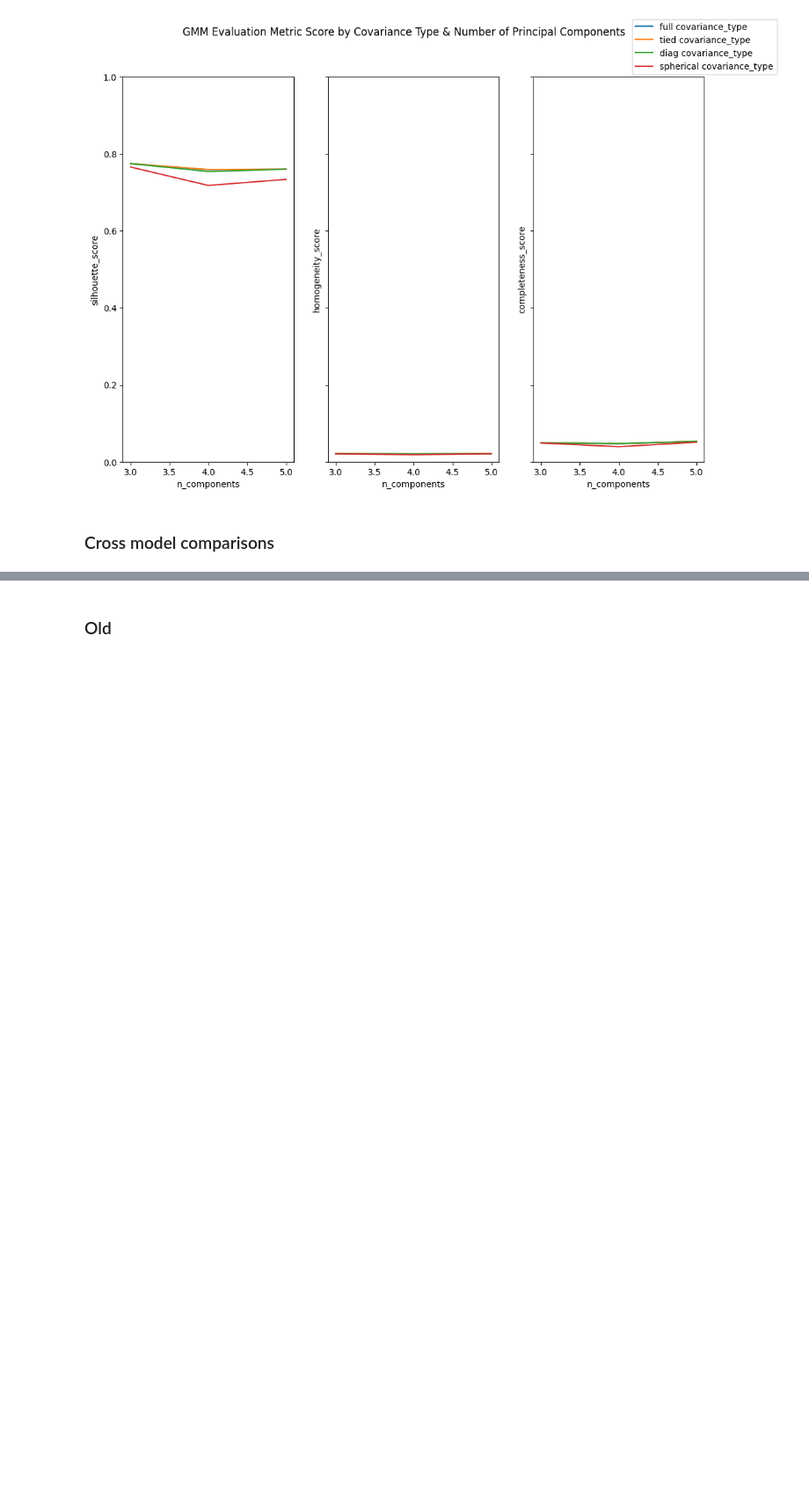
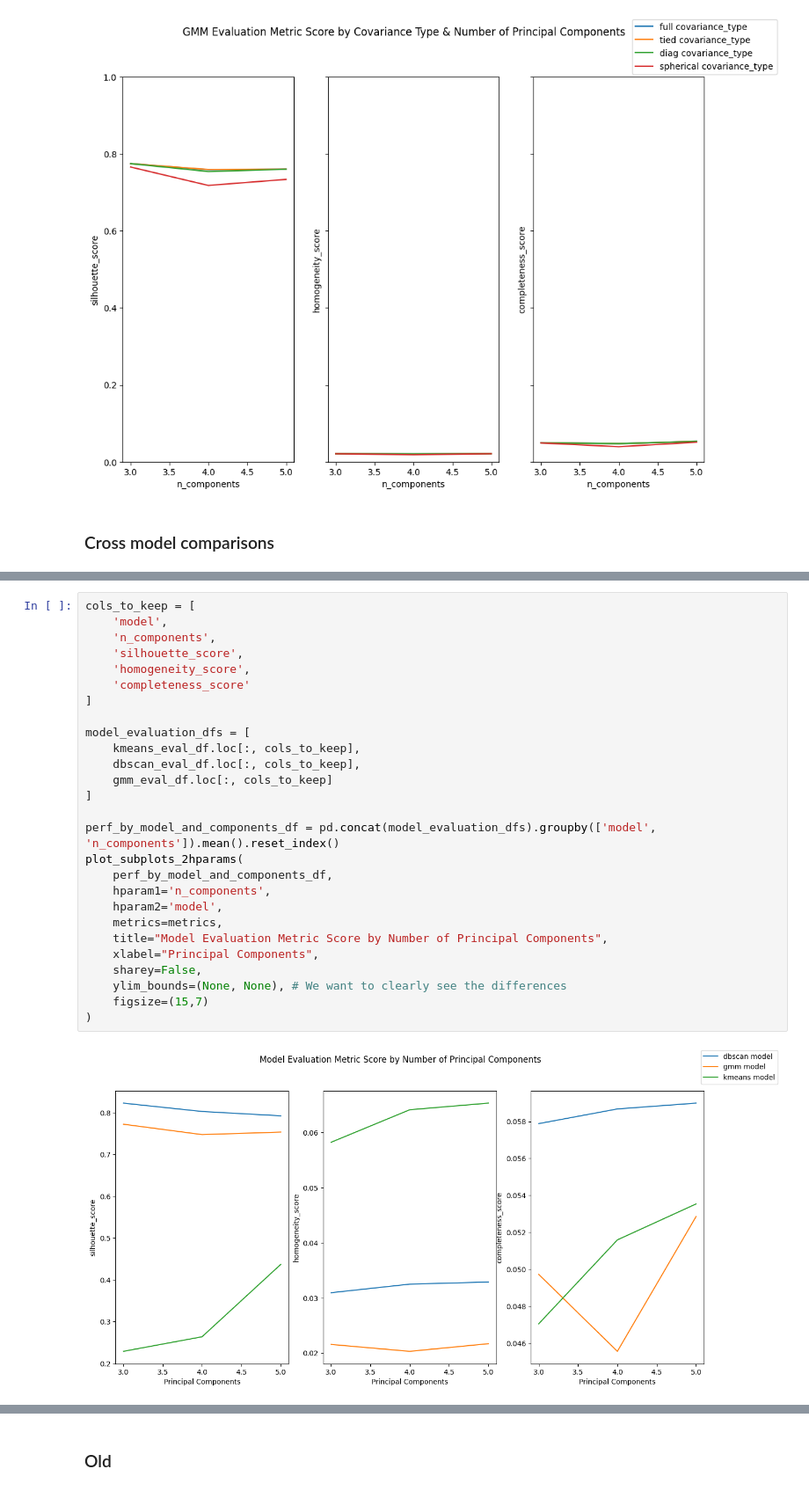
Before and after one commit to MattGroho/tab-hero, a Jupyter notebook: notebooks/unsupervised_pipeline_investigation.ipynb, the cells around one changed output, grey strips where cells are left out. Shown at 88% size. Cells and saved outputs as stored; diff of their text form; blank space fills up the shorter version.

Commit message:
Began comparing performance across models.

```diff
--- a/notebooks/unsupervised_pipeline_investigation.ipynb
+++ b/notebooks/unsupervised_pipeline_investigation.ipynb
@@ -1311,0 +1320,29 @@ plot_subplots_2hparams(
+# %%
+cols_to_keep = [
+    'model',
+    'n_components',
+    'silhouette_score',
+    'homogeneity_score',
+    'completeness_score'
+]
+
+model_evaluation_dfs = [
+    kmeans_eval_df.loc[:, cols_to_keep],
+    dbscan_eval_df.loc[:, cols_to_keep],
+    gmm_eval_df.loc[:, cols_to_keep]
+]
+
+perf_by_model_and_components_df = pd.concat(model_evaluation_dfs).groupby(['model', 'n_components']).mean().reset_index()
+plot_subplots_2hparams(
+    perf_by_model_and_components_df,
+    hparam1='n_components',
+    hparam2='model',
+    metrics=metrics,
+    title="Model Evaluation Metric Score by Number of Principal Components",
+    xlabel="Principal Components",
+    sharey=False,
+    ylim_bounds=(None, None), # We want to clearly see the differences
+    figsize=(15,7)
+)
+# %% [output]
+[figure, added]
```
Also changed, not shown: parts of 11 cells of this notebook.
